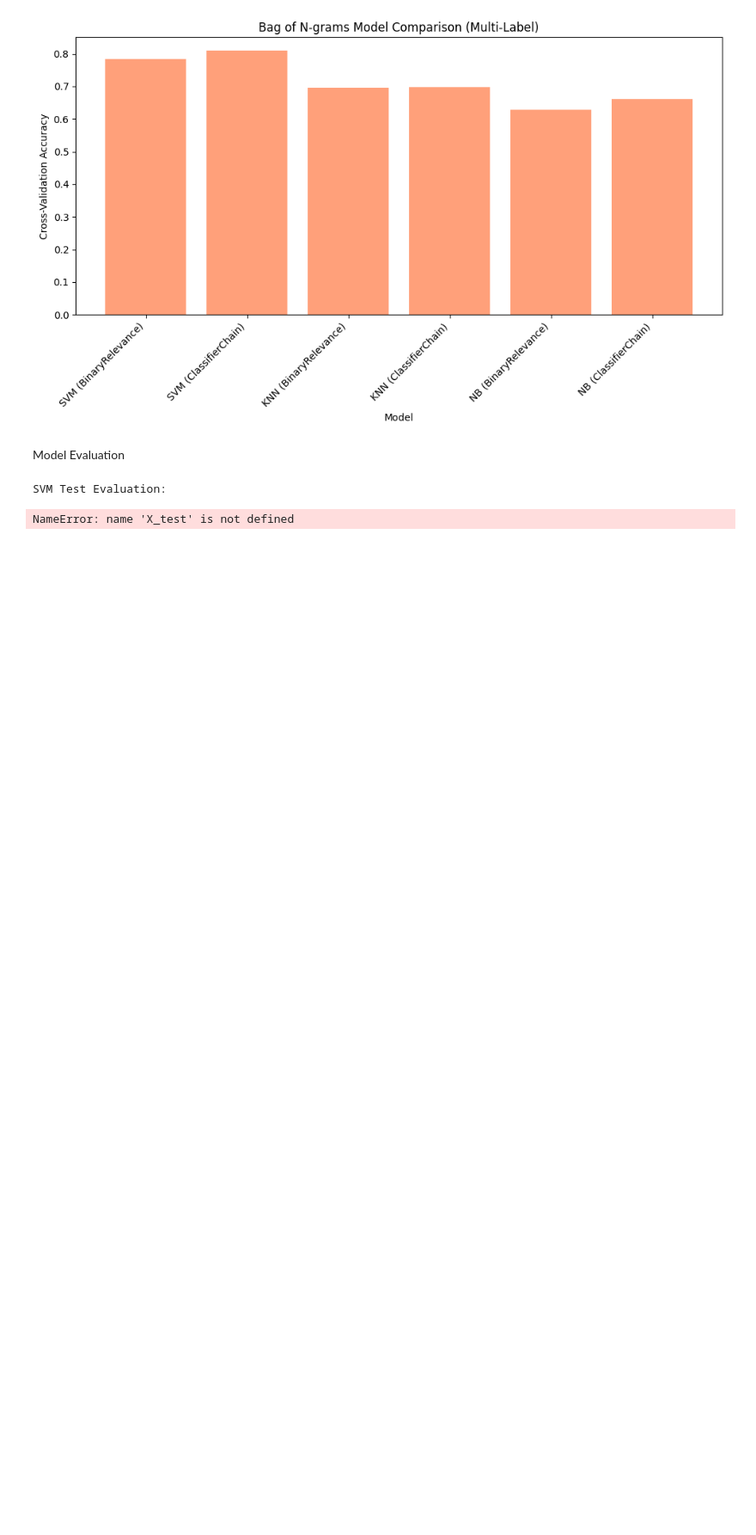
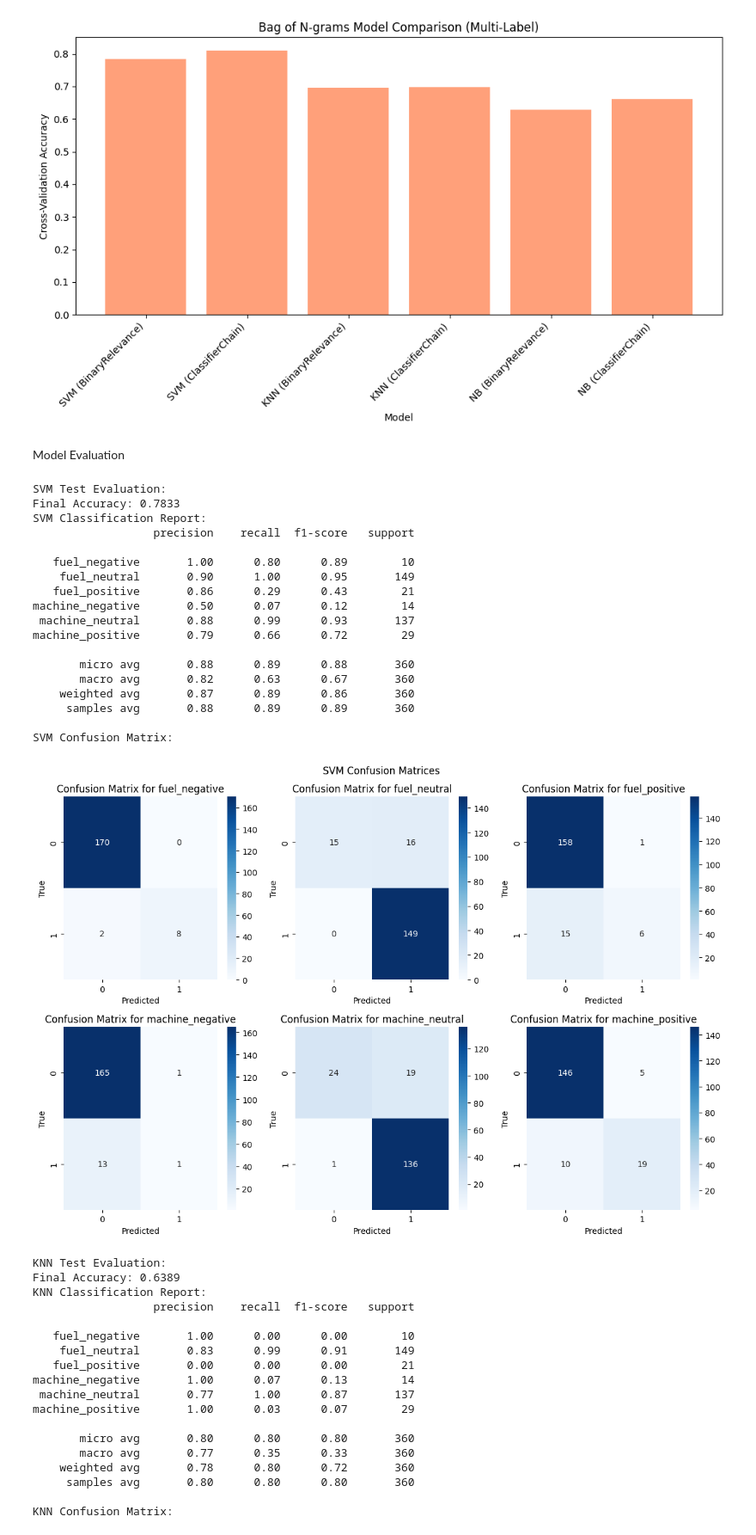
Before and after one commit to maripang98/betawi-text-multilabel-classification, a Jupyter notebook: Code Projek UTS_A_2.ipynb, the cells around one changed output. Shown: that part at 86% size. Saved outputs shown, nothing was run; the diff lists cells and outputs as text; code cells hidden in the pictures; blank space fills up the shorter version.

```diff
--- a/Code Projek UTS_A_2.ipynb
+++ b/Code Projek UTS_A_2.ipynb
@@ -624,37 +624,82 @@ KNN Cross-Validation Accuracy: 0.6951
 # %% [markdown]
 Model Evaluation
 # %%
+all_model_predictions = {}
+
 for model_name, model in best_multi_models.items():
     print(f"\n{model_name} Test Evaluation:")
 
     y_pred_multi = model.predict(X_test_ngram)
+
+    y_pred_df = pd.DataFrame(y_pred_multi.toarray(), columns=label_columns)
+    y_pred_df['model'] = model_name
+    all_model_predictions[model_name] = y_pred_df
 
     accuracy = accuracy_score(y_test_multi, y_pred_multi)
     print(f"Final Accuracy: {accuracy:.4f}")
 
     print(f"{model_name} Classification Report:")
     print(classification_report(y_test_multi, y_pred_multi,
                                 target_names=label_columns, zero_division=1))
 
     print(f"{model_name} Confusion Matrix:")
     mcm = multilabel_confusion_matrix(y_test_multi, y_pred_multi)
 
     rows, cols = 2, 3
     fig, axes = plt.subplots(rows, cols, figsize=(cols * 4, rows * 4))
     axes = axes.flatten()
 
     for i, (ax, label) in enumerate(zip(axes, label_columns)):
         sns.heatmap(mcm[i], annot=True, fmt="d", cmap="Blues", ax=ax)
         ax.set_title(f"Confusion Matrix for {label}")
         ax.set_xlabel("Predicted")
         ax.set_ylabel("True")
 
     for j in range(len(label_columns), rows * cols):
         fig.delaxes(axes[j])
 
     plt.tight_layout()
     plt.suptitle(f"{model_name} Confusion Matrices", y=1.02)
     plt.show()
+
+combined_predictions = pd.concat(all_model_predictions.values(), ignore_index=True)
+combined_predictions.to_csv("hasil_prediksi_semua_model.csv", index=False)
+print("\nHasil prediksi disimpan ke 'hasil_prediksi_semua_model.csv'")
 # %% [output]
 SVM Test Evaluation:
+Final Accuracy: 0.7833
+SVM Classification Report:
+                  precision    recall  f1-score   support
+
+   fuel_negative       1.00      0.80      0.89        10
+    fuel_neutral       0.90      1.00      0.95       149
+   fuel_positive       0.86      0.29      0.43        21
+machine_negative       0.50      0.07      0.12        14
+ machine_neutral       0.88      0.99      0.93       137
+machine_positive       0.79      0.66      0.72        29
+
+       micro avg       0.88      0.89      0.88       360
+       macro avg       0.82      0.63      0.67       360
+    weighted avg       0.87      0.89      0.86       360
+     samples avg       0.88      0.89      0.89       360
+
+SVM Confusion Matrix:
+[figure, added]
-NameError: name 'X_test' is not defined
+KNN Test Evaluation:
+Final Accuracy: 0.6389
+KNN Classification Report:
+                  precision    recall  f1-score   support
+
+   fuel_negative       1.00      0.00      0.00        10
+    fuel_neutral       0.83      0.99      0.91       149
+   fuel_positive       0.00      0.00      0.00        21
+machine_negative       1.00      0.07      0.13        14
+ machine_neutral       0.77      1.00      0.87       137
+machine_positive       1.00      0.03      0.07        29
+
+       micro avg       0.80      0.80      0.80       360
+       macro avg       0.77      0.35      0.33       360
+    weighted avg       0.78      0.80      0.72       360
+     samples avg       0.80      0.80      0.80       360
+
+KNN Confusion Matrix:
```
Also changed, not shown: parts of 5 cells of this notebook.
